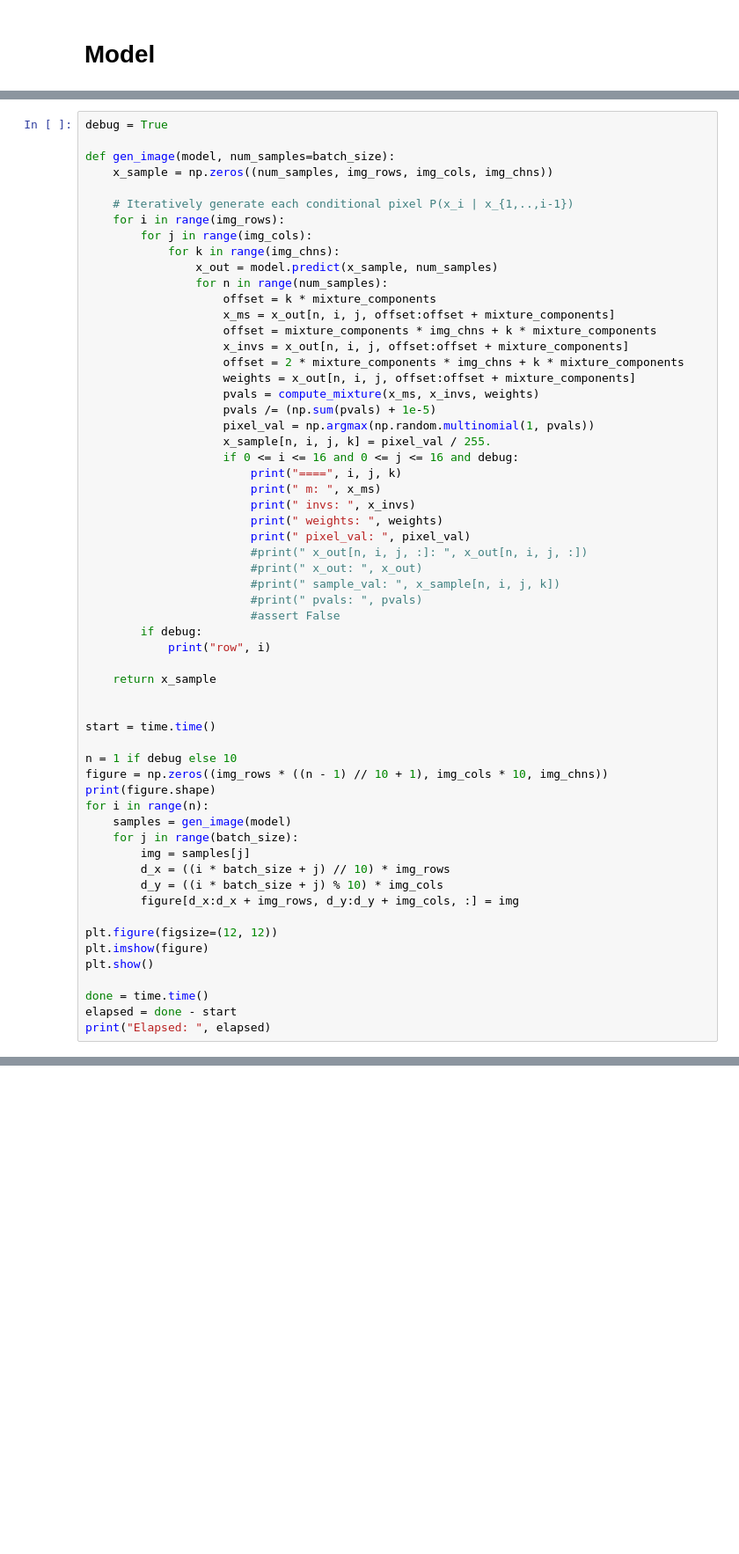
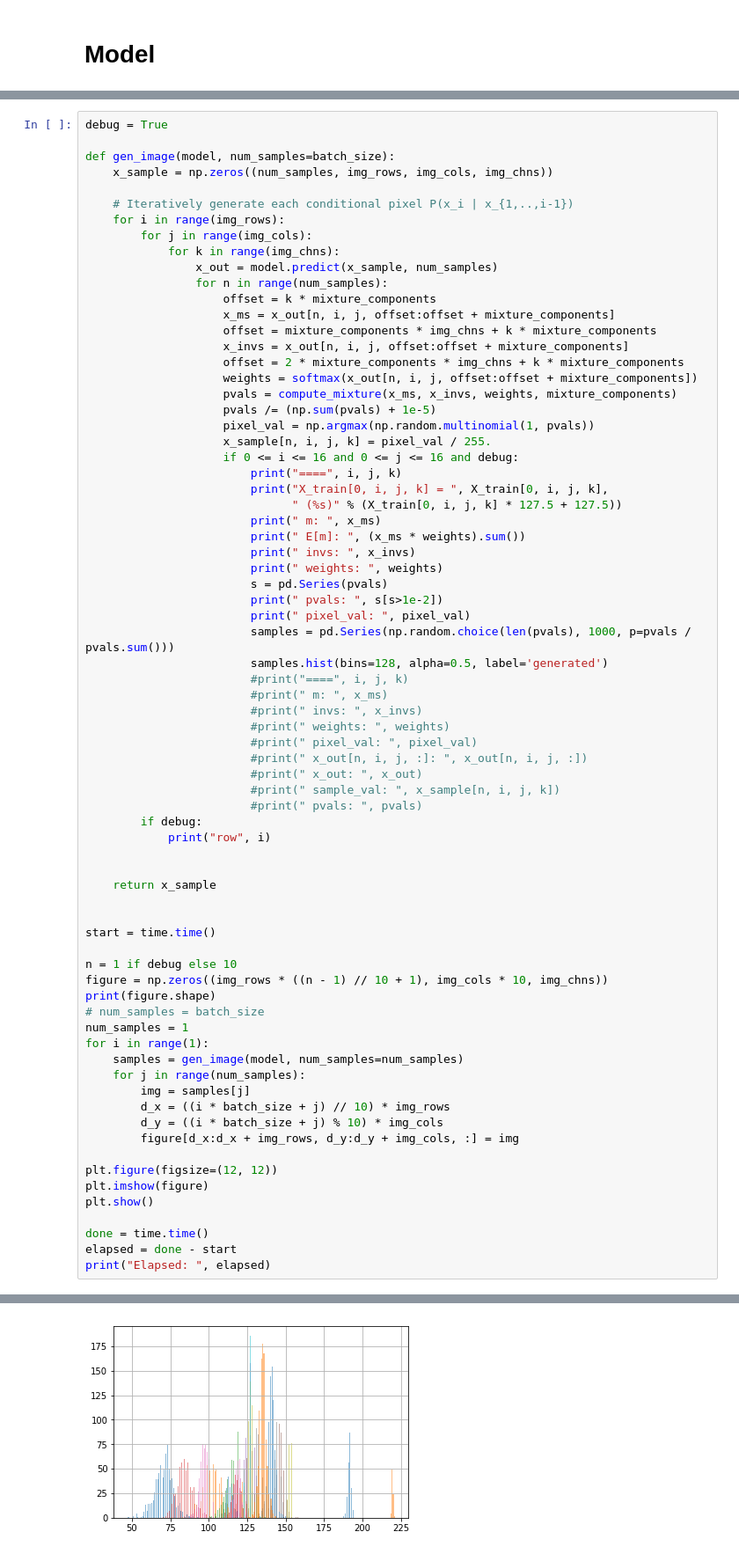
Before and after one commit to bjlkeng/sandbox, a Jupyter notebook: notebooks/pixel_cnn/pixelcnn.ipynb, the cells around one changed output, grey strips where cells are left out. Shown at 88% size. Cells and saved outputs as stored; diff of their text form; blank space fills up the shorter version.

```diff
--- a/notebooks/pixel_cnn/pixelcnn.ipynb
+++ b/notebooks/pixel_cnn/pixelcnn.ipynb
@@ -323,24 +310,36 @@ def gen_image(model, num_samples=batch_size):
                     offset = mixture_components * img_chns + k * mixture_components
                     x_invs = x_out[n, i, j, offset:offset + mixture_components]
                     offset = 2 * mixture_components * img_chns + k * mixture_components
-                    weights = x_out[n, i, j, offset:offset + mixture_components]
-                    pvals = compute_mixture(x_ms, x_invs, weights)
+                    weights = softmax(x_out[n, i, j, offset:offset + mixture_components])
+                    pvals = compute_mixture(x_ms, x_invs, weights, mixture_components)
                     pvals /= (np.sum(pvals) + 1e-5)
                     pixel_val = np.argmax(np.random.multinomial(1, pvals))
                     x_sample[n, i, j, k] = pixel_val / 255.
                     if 0 <= i <= 16 and 0 <= j <= 16 and debug:
                         print("====", i, j, k)
+                        print("X_train[0, i, j, k] = ", X_train[0, i, j, k],
+                              " (%s)" % (X_train[0, i, j, k] * 127.5 + 127.5))
                         print(" m: ", x_ms)
+                        print(" E[m]: ", (x_ms * weights).sum())
                         print(" invs: ", x_invs)
                         print(" weights: ", weights)
+                        s = pd.Series(pvals)
+                        print(" pvals: ", s[s>1e-2])
                         print(" pixel_val: ", pixel_val)
+                        samples = pd.Series(np.random.choice(len(pvals), 1000, p=pvals / pvals.sum()))
+                        samples.hist(bins=128, alpha=0.5, label='generated')
+                        #print("====", i, j, k)
+                        #print(" m: ", x_ms)
+                        #print(" invs: ", x_invs)
+                        #print(" weights: ", weights)
+                        #print(" pixel_val: ", pixel_val)
                         #print(" x_out[n, i, j, :]: ", x_out[n, i, j, :])
                         #print(" x_out: ", x_out)
                         #print(" sample_val: ", x_sample[n, i, j, k])
                         #print(" pvals: ", pvals)
-                        #assert False
         if debug:
             print("row", i)
+
 
     return x_sample
 
@@ -350,9 +349,11 @@ start = time.time()
 n = 1 if debug else 10
 figure = np.zeros((img_rows * ((n - 1) // 10 + 1), img_cols * 10, img_chns))
 print(figure.shape)
-for i in range(n):
-    samples = gen_image(model)
-    for j in range(batch_size):
+# num_samples = batch_size
+num_samples = 1
+for i in range(1):
+    samples = gen_image(model, num_samples=num_samples)
+    for j in range(num_samples):
         img = samples[j]
         d_x = ((i * batch_size + j) // 10) * img_rows
         d_y = ((i * batch_size + j) % 10) * img_cols
@@ -365,3 +366,4 @@ plt.show()
 done = time.time()
 elapsed = done - start
 print("Elapsed: ", elapsed)
+# %% [output]
@@ -367,0 +387 @@ print("Elapsed: ", elapsed)
+[figure, added]
```
Also changed, not shown: parts of 21 cells of this notebook, 3 other files.
